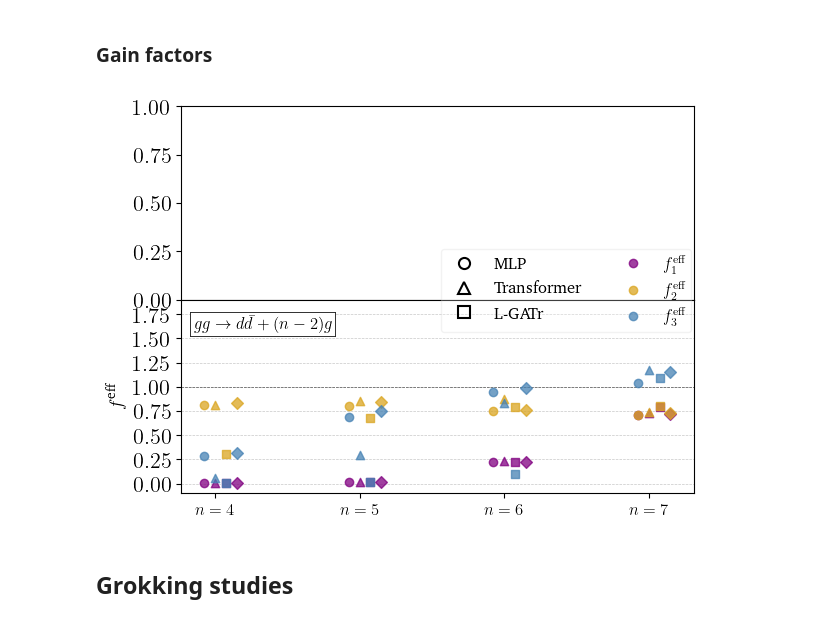
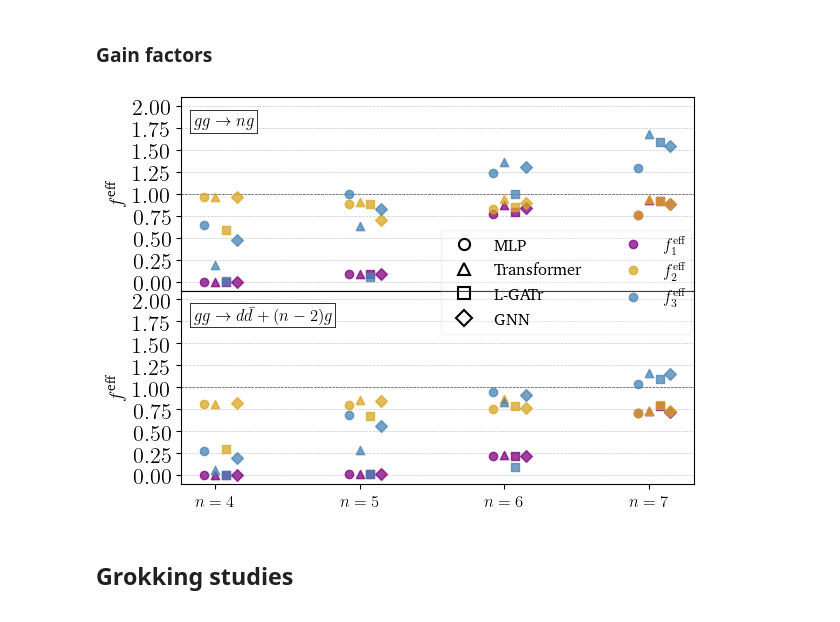
Before and after one commit to madgraph-ml/fastcolor, a Jupyter notebook: src/playground/plots.ipynb, the cells around one changed output. Saved outputs shown, nothing was run; the diff lists cells and outputs as text; code cells hidden in the pictures.

Commit message:
added GNN in plots

```diff
--- a/src/playground/plots.ipynb
+++ b/src/playground/plots.ipynb
@@ -872,8 +882,9 @@ process_names = {
     "gg_ddbar4g": r"$gg \to d\bar{d} + 4g$",
     "gg_ddbar5g": r"$gg \to d\bar{d} + 5g$",
 }
-with PdfPages(f"figs/new_dataset/regression/gg_ng-0806.pdf") as pp:
-    for process in ["gg_4g", "gg_5g", "gg_6g", "gg_7g"]:
+with PdfPages(f"figs/new_dataset/regression/gg_ddbarng-0808.pdf") as pp:
+    # for process in ["gg_4g", "gg_5g", "gg_6g", "gg_7g"]:
+    for process in ["gg_ddbar2g", "gg_ddbar3g", "gg_ddbar4g", "gg_ddbar5g"]:
         # change GATr labels hihi
         results[f"LGATr-{process}"]["targets-NN_line"].label = "L-GATr"
         results[f"LGATr-{process}"]["ratios-lines"].label = "L-GATr"
@@ -882,6 +893,7 @@ with PdfPages(f"figs/new_dataset/regression/gg_ng-0806.pdf") as pp:
         results[f"MLP-{process}"]["targets-NN_line"].alpha = 0.75
         results[f"Transformer-{process}"]["targets-NN_line"].alpha = 0.75
         results[f"LGATr-{process}"]["targets-NN_line"].alpha = 0.75
+        results[f"GNN-{process}"]["targets-NN_line"].alpha = 0.75
         hist_weights_plot(
             pp,
             lines=[
@@ -889,6 +901,7 @@ with PdfPages(f"figs/new_dataset/regression/gg_ng-0806.pdf") as pp:
                 results[f"MLP-{process}"]["targets-NN_line"],
                 results[f"Transformer-{process}"]["targets-NN_line"],
                 results[f"LGATr-{process}"]["targets-NN_line"],
+                results[f"GNN-{process}"]["targets-NN_line"],
             ],
             bins=results[f"MLP-{process}"]["targets-bins"],
             show_ratios=True,
@@ -905,6 +918,7 @@ with PdfPages(f"figs/new_dataset/regression/gg_ng-0806.pdf") as pp:
                 results[f"MLP-{process}"]["ratios-lines"],
                 results[f"Transformer-{process}"]["ratios-lines"],
                 results[f"LGATr-{process}"]["ratios-lines"],
+                results[f"GNN-{process}"]["ratios-lines"],
             ],
             bins=results[f"MLP-{process}"]["ratios-bins"],
             show_ratios=False,
@@ -921,6 +935,7 @@ with PdfPages(f"figs/new_dataset/regression/gg_ng-0806.pdf") as pp:
                 results[f"MLP-{process}"]["deltas-lines"],
                 results[f"Transformer-{process}"]["deltas-lines"],
                 results[f"LGATr-{process}"]["deltas-lines"],
+                results[f"GNN-{process}"]["deltas-lines"],
             ],
             bins=results[f"MLP-{process}"]["deltas-bins"],
             show_ratios=False,
@@ -937,6 +952,7 @@ with PdfPages(f"figs/new_dataset/regression/gg_ng-0806.pdf") as pp:
                 results[f"MLP-{process}"]["deltas_abs-lines"],
                 results[f"Transformer-{process}"]["deltas_abs-lines"],
                 results[f"LGATr-{process}"]["deltas_abs-lines"],
+                results[f"GNN-{process}"]["deltas_abs-lines"],
             ],
             bins=results[f"MLP-{process}"]["deltas_abs-bins"],
             show_ratios=False,
@@ -1104,6 +1124,13 @@ files_to_analyze = {
         "results/LGATr/cpu-evald/0722_231249-r-gg_6g-mse-pdrop_0-lr_1e-3",
         "results/LGATr/cpu-evald/0722_231249-r-gg_7g-mse-pdrop_0-lr_1e-3",
     ],
+    "GNN-gg_ng": [
+        "results/GNN/cpu-evald/0807_161207-r-gg_4g",
+        "results/GNN/cpu-evald/0807_161207-r-gg_6g",
+        "results/GNN/cpu-evald/0807_161207-r-gg_7g",
+        "results/GNN/cpu-evald/0808_100245-r-gg_5g",
+    ],
+
     "MLP-gg_ddbarng": [
         "results/MLP/cpu-evald/0728_000117-r-gg_ddbar2g-mse-pdrop_0p1-lr_1e-3",
         "results/MLP/cpu-evald/0728_000129-r-gg_ddbar3g-mse-pdrop_0p1-lr_1e-3",
@@ -1525,8 +1570,6 @@ gain_factors2 = tree()
 gain_factors3 = tree()
 
 for ds in datasets:
-    if ds == "gg_ng":
-        continue
     for ps in processes[ds]:
         for net in networks:
             t_surr = eval_time[ps][net]["t_eval"]
@@ -1543,7 +1586,7 @@ for ds in datasets:
                 t_surr=t_surr,
                 eff1st_surr=eff1st_surr,
                 eff2nd_surr=eff2nd_surr,
-                alpha=0.9999,
+                alpha=1.,
             )
             gain_factors2[ps][net] = gain_factor2(
                 t_LC=t_LC,
@@ -1553,7 +1596,7 @@ for ds in datasets:
                 t_surr=t_surr,
                 eff1st_surr=eff1st_surr,
                 eff2nd_surr=eff2nd_surr,
-                alpha=0.9999,
+                alpha=1.,
             )
             # t_surr = np.linspace(1e-5, 1e-1, 1000)
             # eff2nd_surr = np.linspace(0.1, 1.0, 1000)
@@ -1566,7 +1609,7 @@ for ds in datasets:
                 t_surr=t_surr,
                 eff1st_surr=eff1st_surr,
                 eff2nd_surr=eff2nd_surr,
-                alpha=0.9999,
+                alpha=1.,
             )
 # %%
 factors_colors = {
@@ -1574,14 +1617,12 @@ factors_colors = {
     "2": "goldenrod",
     "3": "steelblue",
 }
-with PdfPages("figs/new_dataset/regression/gain_factors-9999-gpu.pdf") as pp:
+with PdfPages("figs/new_dataset/regression/gain_factors-gpu.pdf") as pp:
     fig, axs = plt.subplots(
         2, 1, figsize=(1.0 * figsize[0], 1.0 * figsize[1]), sharex=True
     )
     fig.subplots_adjust(hspace=0, left=rect[0], bottom=0.1, right=0.99, top=rect[3])
     for i, (ax, dataset) in enumerate(zip(axs, datasets)):
-        if dataset == "gg_ng":
-            continue
         ax.axhline(
             1.0,
             color="black",
@@ -1639,8 +1680,8 @@ with PdfPages("figs/new_dataset/regression/gain_factors-9999-gpu.pdf") as pp:
                 ),
             )
         ax.grid(which="both", linestyle="--", linewidth=0.5, alpha=0.7, axis="y")
-        ax.set_ylim(-0.1, 1.9)
-        ax.set_yticks(np.arange(0, 2, 0.25))
+        ax.set_ylim(-0.1, 2.1)
+        ax.set_yticks(np.arange(0, ax.get_ylim()[1], 0.25))
         ax.set_ylabel(r"$f^{\text{eff}}$", fontsize=14)
         if i != len(axs) - 1:
             ax.set_xticklabels([])
@@ -1684,6 +1725,17 @@ with PdfPages("figs/new_dataset/regression/gain_factors-9999-gpu.pdf") as pp:
             markersize=8,
             label="L-GATr",
         ),
+        plt.Line2D(
+            [],
+            [],
+            marker=network_markers["GNN"],
+            color="black",
+            markerfacecolor="none",
+            markeredgewidth=1.5,
+            linestyle="None",
+            markersize=8,
+            label="GNN",
+        ),
     ]
     legend_factors = [
         plt.Line2D(
@@ -1699,34 +1751,34 @@ with PdfPages("figs/new_dataset/regression/gain_factors-9999-gpu.pdf") as pp:
             [],
             [],
             marker="o",
             color=factors_colors["2"],
             linestyle="None",
             label=r"$f^{\mathrm{eff}}_2$",
             alpha=0.75,
         ),
         plt.Line2D(
             [],
             [],
             marker="o",
             color=factors_colors["3"],
             linestyle="None",
             label=r"$f^{\mathrm{eff}}_3$",
             alpha=0.75,
         ),
     ]
     combined_handles = legend_networks + legend_factors
     fig.legend(
         handles=combined_handles,
         loc="center right",
         frameon=True,
         ncols=2,
         fontsize=12,
         framealpha=0.25,
         bbox_to_anchor=(1.0, 0.55),
     )  # (x, y): move legend further right
     fig.savefig(pp, format="pdf")
 # %% [output]
-[figure, old version]
+[figure, new version]
 # %% [markdown]
 ## Grokking studies
 # %% [markdown]
```
Also changed, not shown: parts of 5 cells of this notebook, 2 other files.
